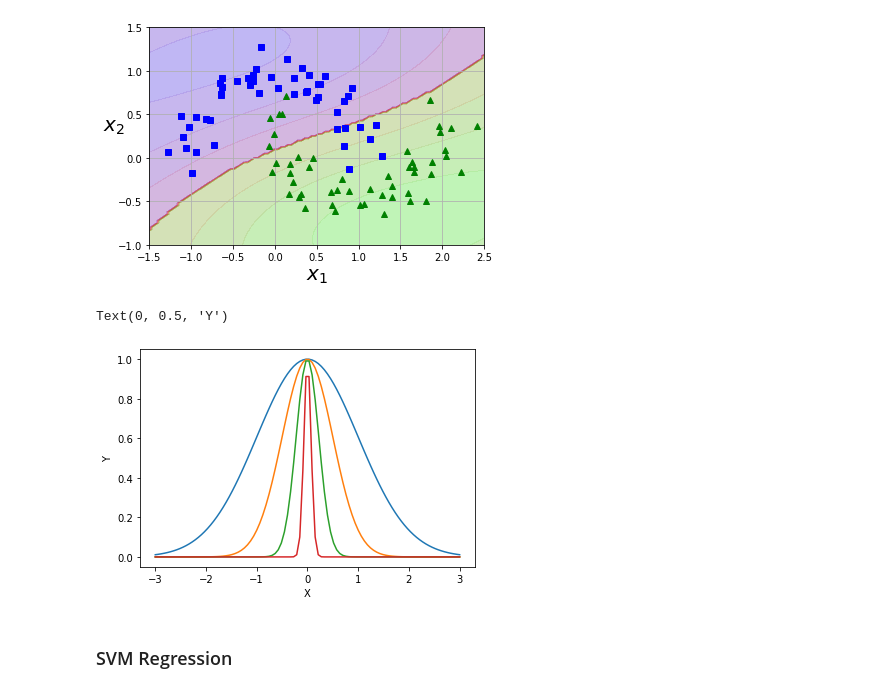
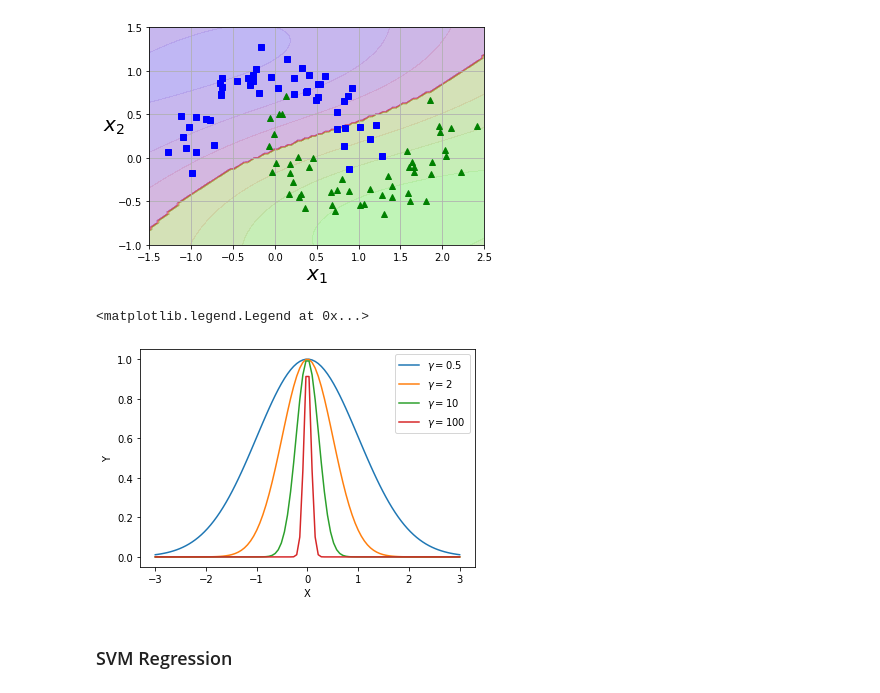
Before and after one commit to swagatk/python-ml, a Jupyter notebook: python-ml.ipynb, the cells around one changed output. Saved outputs shown, nothing was run; the diff lists cells and outputs as text; code cells hidden in the pictures.

```diff
--- a/python-ml.ipynb
+++ b/python-ml.ipynb
@@ -1469,21 +1490,22 @@ Shape of mesh grid data (10000, 2)
 # %%
 import math
 x = np.linspace(-3,3,100)
 gamma = 0.5
 y = np.exp(-gamma * x * x)
 y1 = np.exp(-2*x*x)
 y3 = np.exp(-10*x*x)
 y4 = np.exp(-100*x*x)
 
-plt.plot(x, y)
-plt.plot(x,y1)
-plt.plot(x,y3)
-plt.plot(x, y4)
+plt.plot(x, y, label='$\gamma=0.5$')
+plt.plot(x,y1, label='$\gamma=2$')
+plt.plot(x,y3, label='$\gamma=10$')
+plt.plot(x, y4, label='$\gamma=100$')
 plt.xlabel('X')
 plt.ylabel('Y')
+plt.legend(loc='best')
 # %% [output]
-Text(0, 0.5, 'Y')
+<matplotlib.legend.Legend at 0x...>
-[figure, old version]
+[figure, new version]
 # %% [markdown]
 ### SVM Regression
 # %%
```
Also changed, not shown: parts of 12 cells of this notebook, 1 other file.
